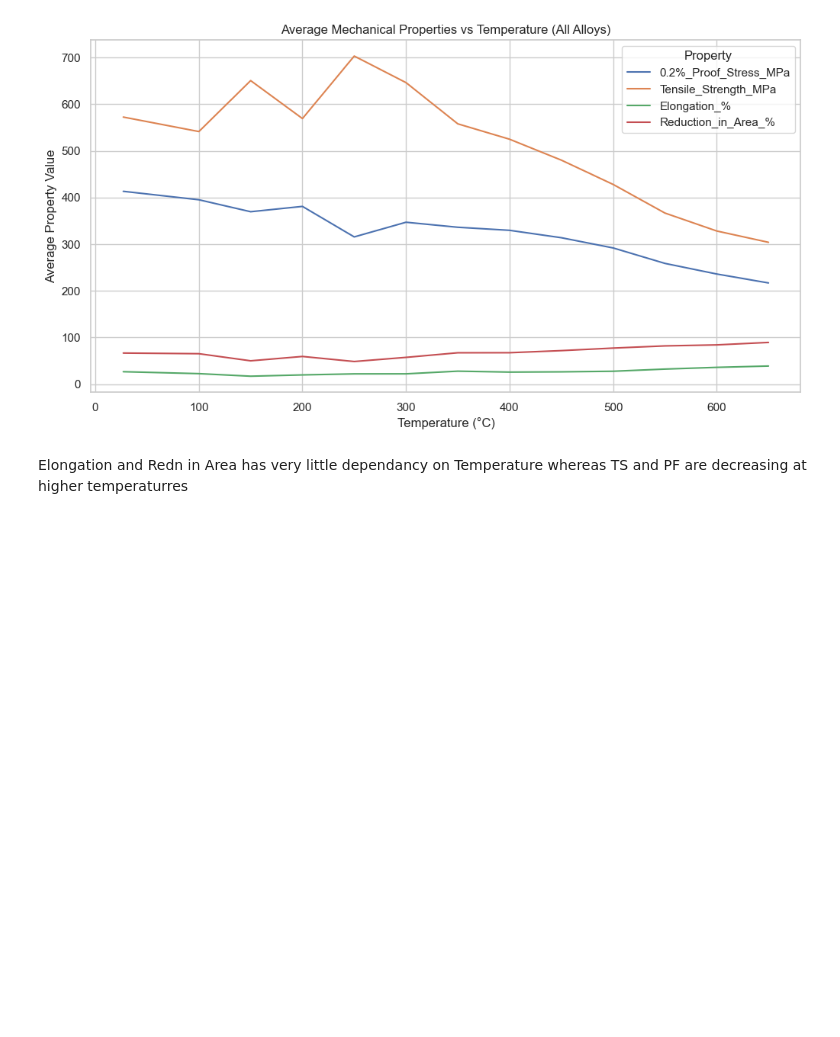
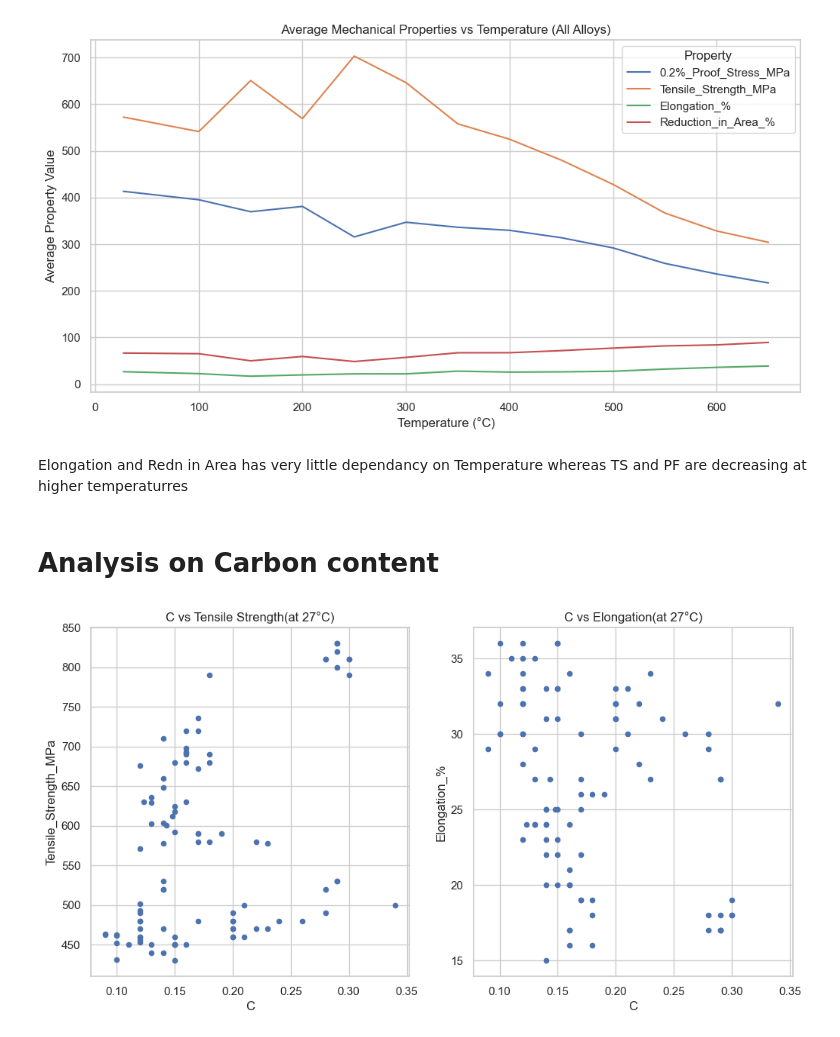
Before and after one commit to routh-vishal/steel-property-prediction, a Jupyter notebook: notebooks/01_exploratory_analysis.ipynb, the cells around one changed output. Drawn from its saved outputs; the diff is of its cells as text; code cells hidden in the pictures; blank space fills up the shorter version.

```diff
--- a/notebooks/01_exploratory_analysis.ipynb
+++ b/notebooks/01_exploratory_analysis.ipynb
@@ -188,3 +206,13 @@ plt.show()
 [figure]
 # %% [markdown]
 Elongation and  Redn in Area has very little dependancy on Temperature whereas TS and PF are decreasing at higher temperaturres
+# %% [markdown]
+# Analysis on Carbon content
+# %%
+fig,ax=plt.subplots(1,2,figsize=(12,6))
+
+data[data['Temperature_C']==27].plot(kind='scatter',x='C',y='Tensile_Strength_MPa',ax=ax[0],title='C vs Tensile Strength(at 27°C)')
+data[data['Temperature_C']==27].plot(kind='scatter',x='C',y='Elongation_%',ax=ax[1], title='C vs Elongation(at 27°C)')
+plt.show()
+# %% [output]
+[figure, added]
```
Also changed, not shown: parts of 3 cells of this notebook.
